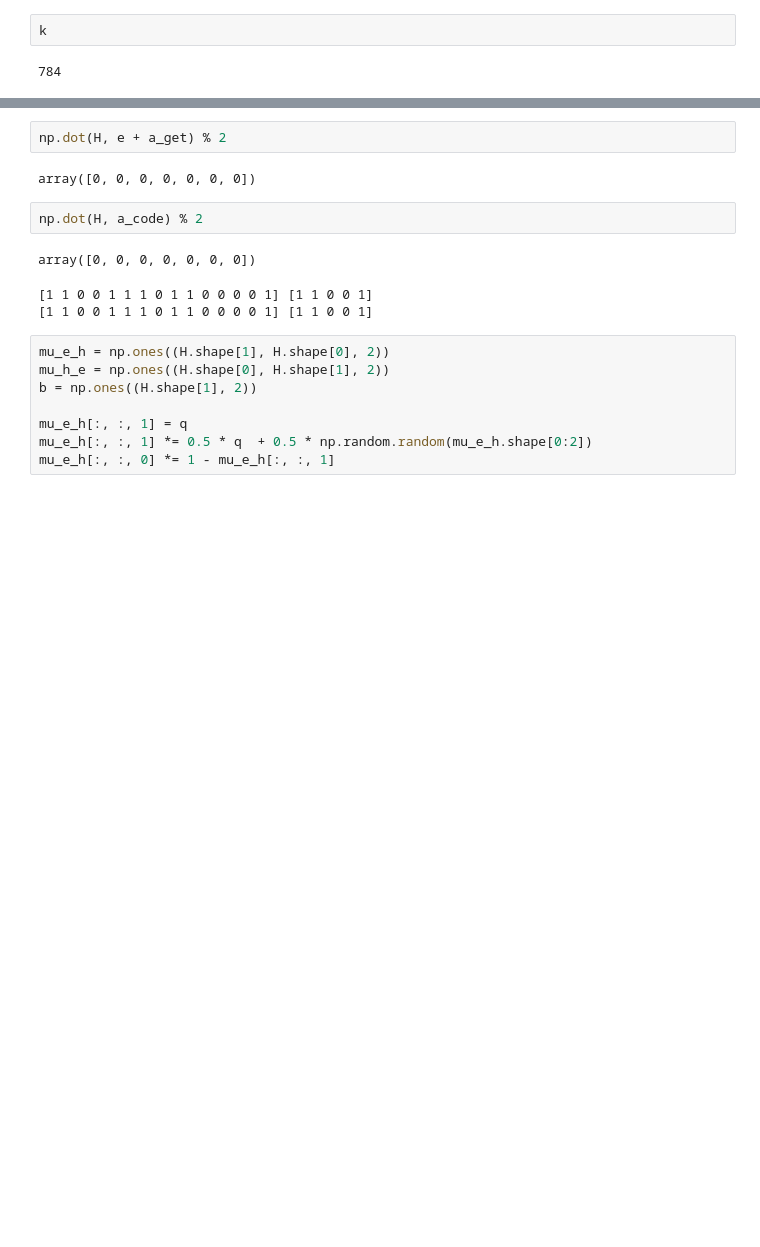
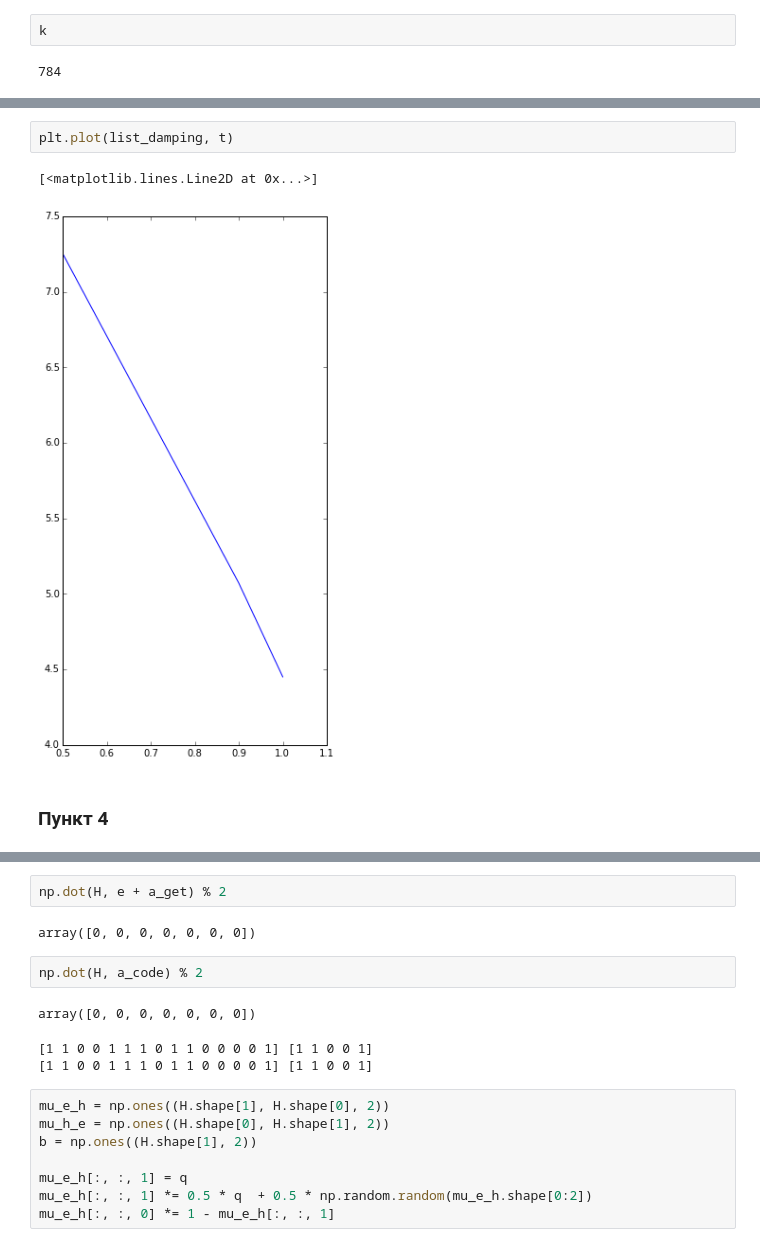
Before and after one commit to egorkudr1/GM_task1, a Jupyter notebook: task1.ipynb, the cells around one changed output, grey strips where cells are left out. Drawn from its saved outputs; the diff is of its cells as text; blank space fills up the shorter version.

```diff
--- a/task1.ipynb
+++ b/task1.ipynb
@@ -395,0 +405,7 @@ def point3(n, k, q, num_iter,  schedule, list_damping, max_iter):
+# %%
+plt.plot(list_damping, t)
+# %% [output]
+[<matplotlib.lines.Line2D at 0x...>]
+[figure, added]
+# %% [markdown]
+### Пункт 4
```
Also changed, not shown: parts of 18 cells of this notebook.
